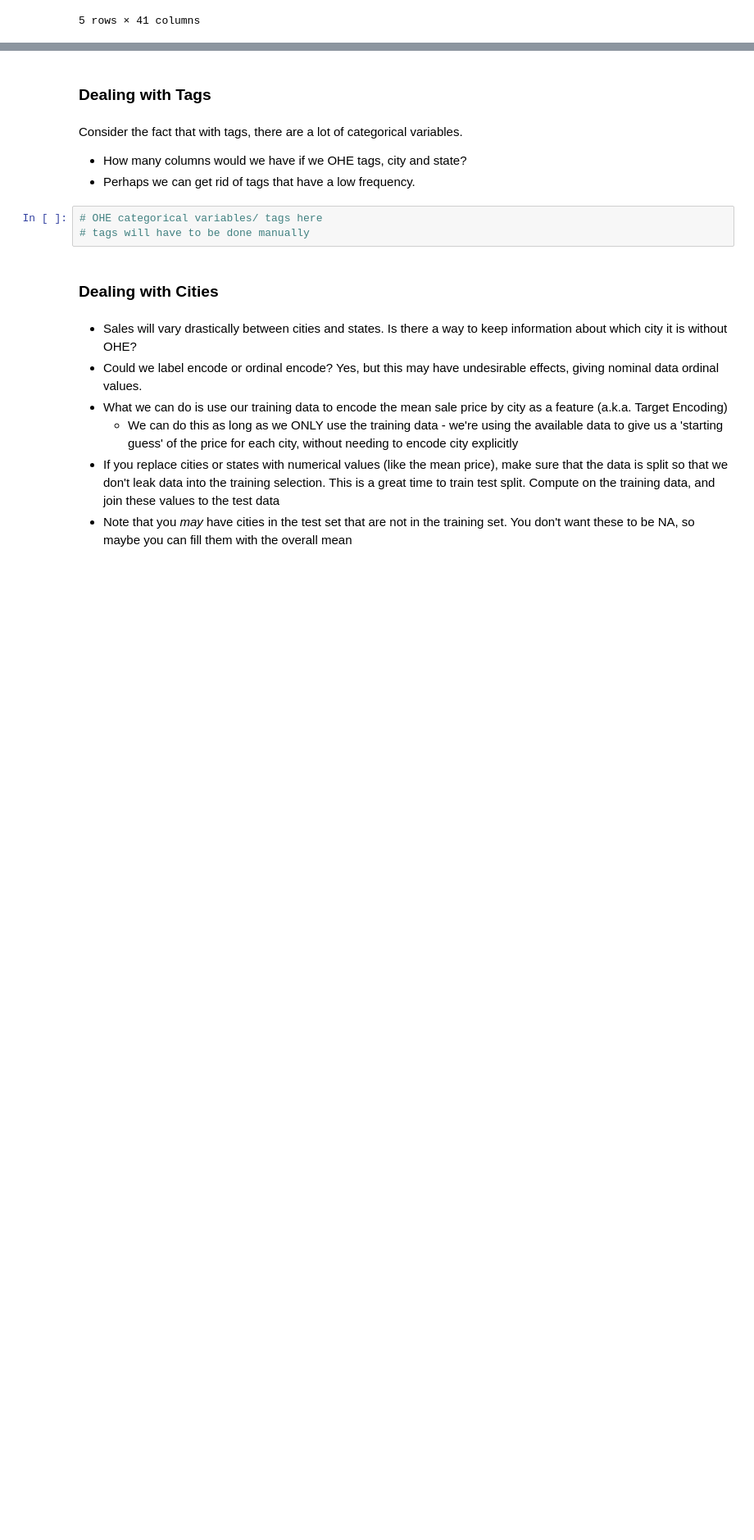
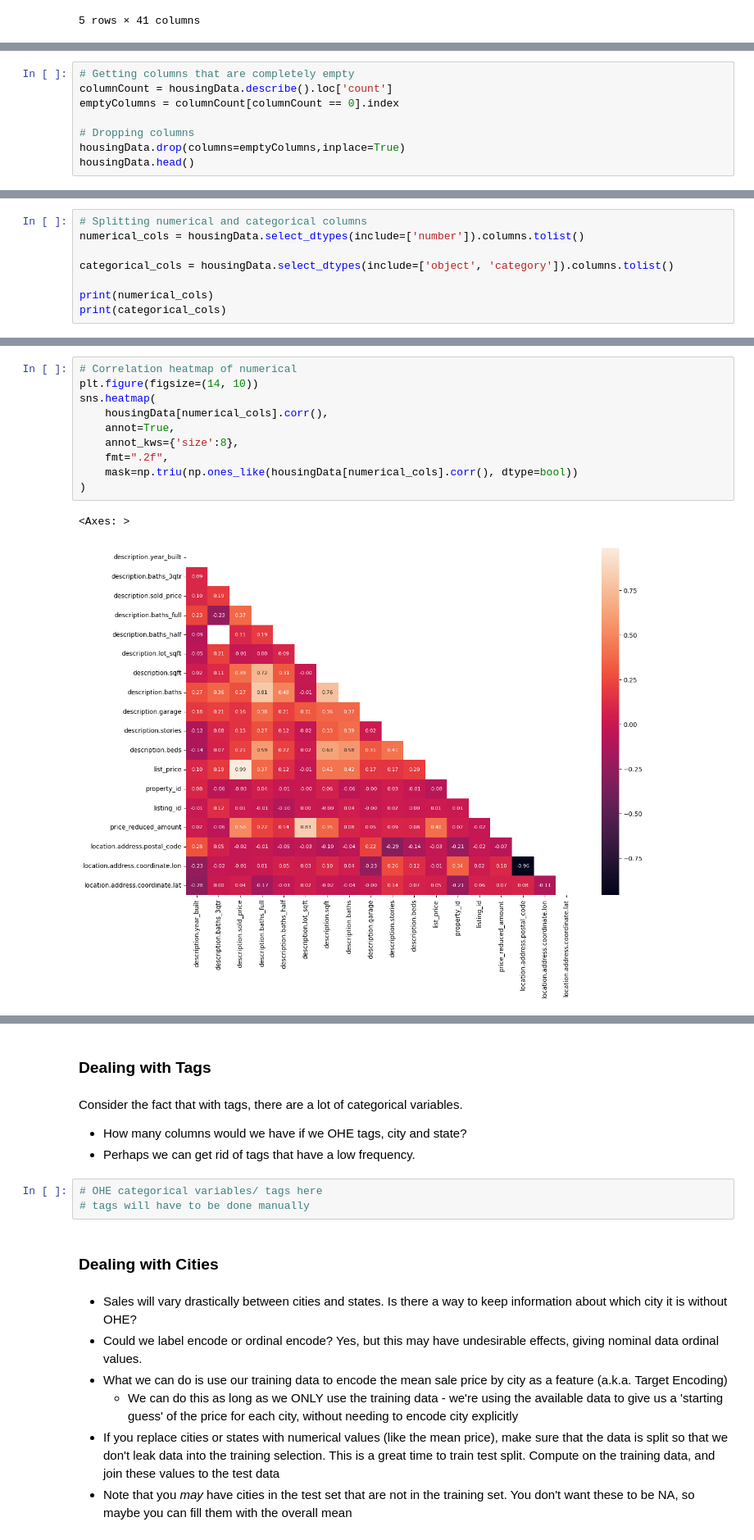
Before and after one commit to TangKenneth25/LHL-Feb19-MidtermProject, a Jupyter notebook: notebooks/1 - EDA.ipynb, the cells around one changed output, grey strips where cells are left out. Shown: that part at 82% size. Cells and saved outputs as stored; diff of their text form; blank space fills up the shorter version.

```diff
--- a/notebooks/1 - EDA.ipynb
+++ b/notebooks/1 - EDA.ipynb
@@ -335,4 +308,12 @@ housingData.describe()
 8 rows × 28 columns
+# %%
+# Getting columns that are completely empty
+columnCount = housingData.describe().loc['count']
+emptyColumns = columnCount[columnCount == 0].index
+
+# Dropping columns
+housingData.drop(columns=emptyColumns,inplace=True)
+housingData.head()
 # %%
 housingData.info()
 # %% [output]
@@ -355,0 +354,8 @@ memory usage: 2.6+ MB
+# %%
+# Splitting numerical and categorical columns
+numerical_cols = housingData.select_dtypes(include=['number']).columns.tolist()
+
+categorical_cols = housingData.select_dtypes(include=['object', 'category']).columns.tolist()
+
+print(numerical_cols)
+print(categorical_cols)
@@ -355,0 +389,13 @@ memory usage: 2.6+ MB
+# %%
+# Correlation heatmap of numerical
+plt.figure(figsize=(14, 10))
+sns.heatmap(
+    housingData[numerical_cols].corr(),
+    annot=True,
+    annot_kws={'size':8},
+    fmt=".2f",
+    mask=np.triu(np.ones_like(housingData[numerical_cols].corr(), dtype=bool))
+)
+# %% [output]
+<Axes: >
+[figure, added]
```
Also changed, not shown: parts of 33 cells of this notebook, 4 other files.
